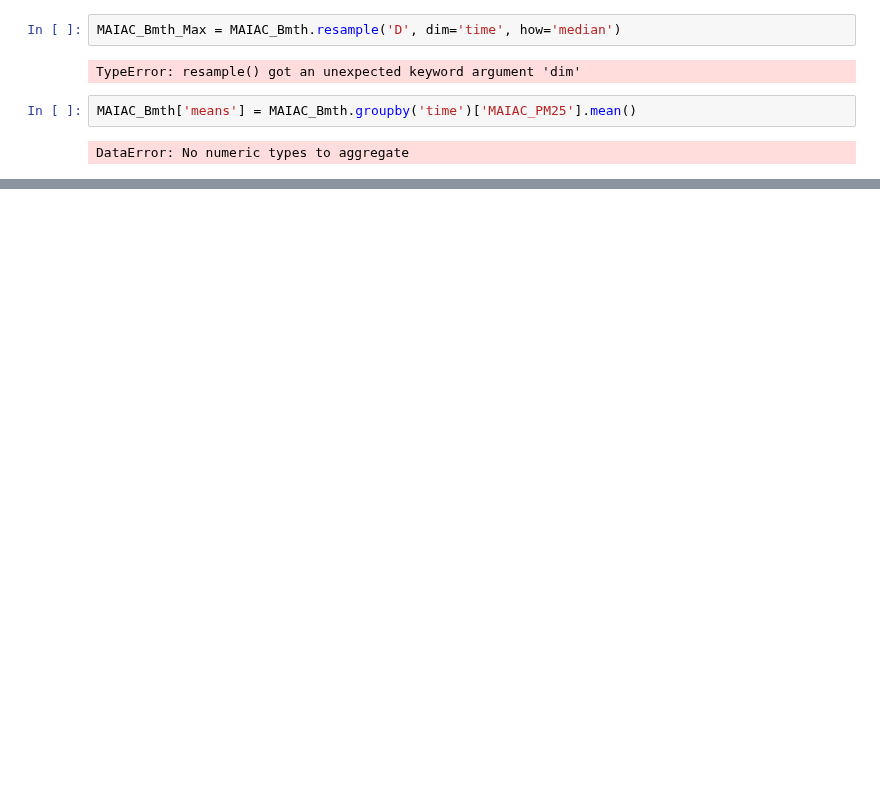
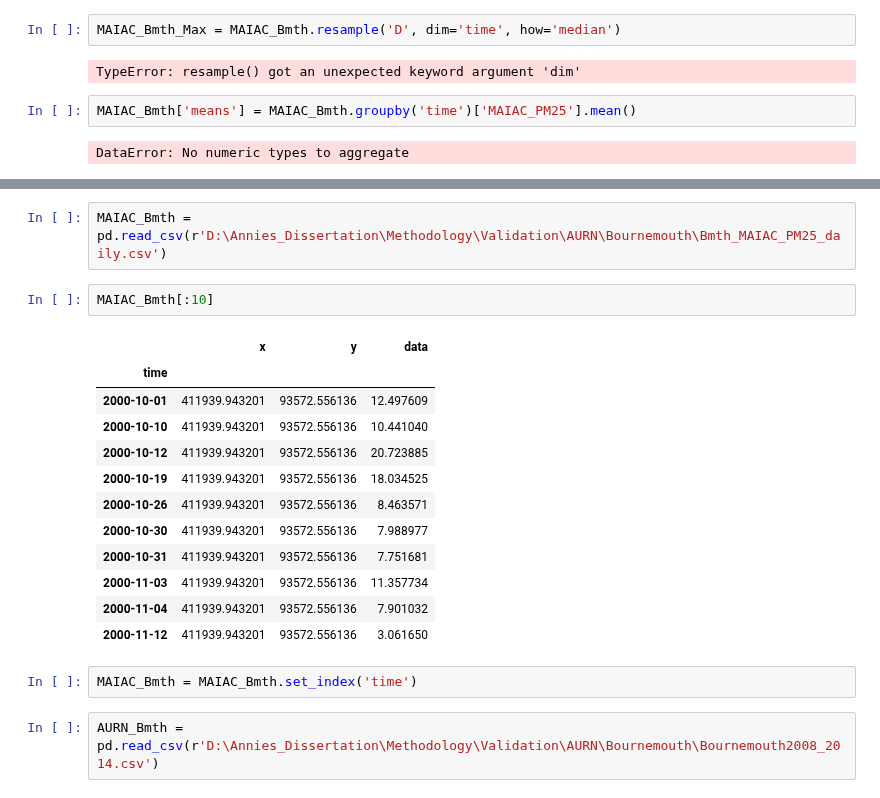
Before and after one commit to annalisasheehan/masters, a Jupyter notebook: AURN_Validation.ipynb, the cells around one changed output, grey strips where cells are left out. Cells and saved outputs as stored; diff of their text form; blank space fills up the shorter version.

```diff
--- a/AURN_Validation.ipynb
+++ b/AURN_Validation.ipynb
@@ -285,0 +304,21 @@ DataError: No numeric types to aggregate
+# %%
+MAIAC_Bmth = pd.read_csv(r'D:\Annies_Dissertation\Methodology\Validation\AURN\Bournemouth\Bmth_MAIAC_PM25_daily.csv')
+# %%
+MAIAC_Bmth[:10]
+# %% [output]
+|  | x | y | data |
+| time |  |  |  |
+| 2000-10-01 | 411939.943201 | 93572.556136 | 12.497609 |
+| 2000-10-10 | 411939.943201 | 93572.556136 | 10.441040 |
+| 2000-10-12 | 411939.943201 | 93572.556136 | 20.723885 |
+| 2000-10-19 | 411939.943201 | 93572.556136 | 18.034525 |
+| 2000-10-26 | 411939.943201 | 93572.556136 | 8.463571 |
+| 2000-10-30 | 411939.943201 | 93572.556136 | 7.988977 |
+| 2000-10-31 | 411939.943201 | 93572.556136 | 7.751681 |
+| 2000-11-03 | 411939.943201 | 93572.556136 | 11.357734 |
+| 2000-11-04 | 411939.943201 | 93572.556136 | 7.901032 |
+| 2000-11-12 | 411939.943201 | 93572.556136 | 3.061650 |
+# %%
+MAIAC_Bmth = MAIAC_Bmth.set_index('time')
+# %%
+AURN_Bmth = pd.read_csv(r'D:\Annies_Dissertation\Methodology\Validation\AURN\Bournemouth\Bournemouth2008_2014.csv')
```
Also changed, not shown: parts of 17 cells of this notebook.
